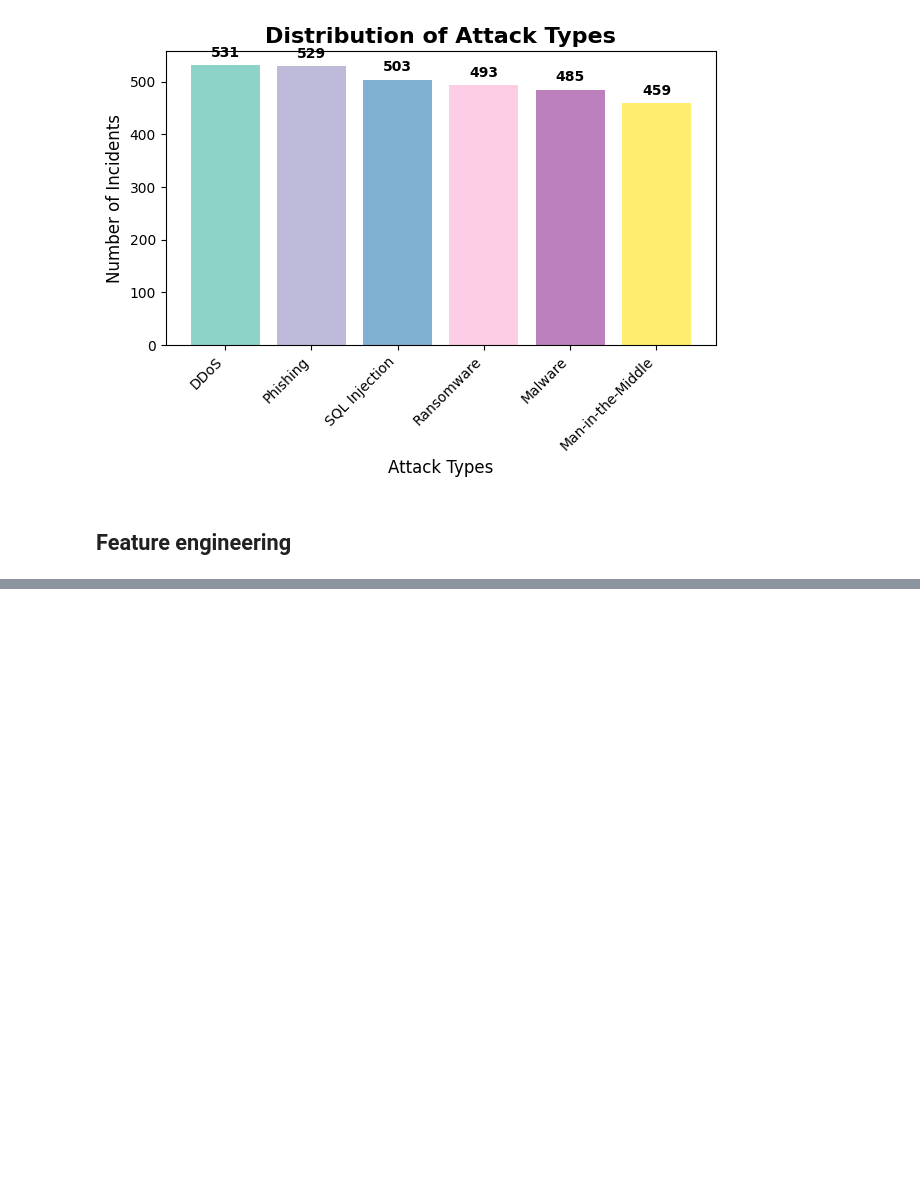
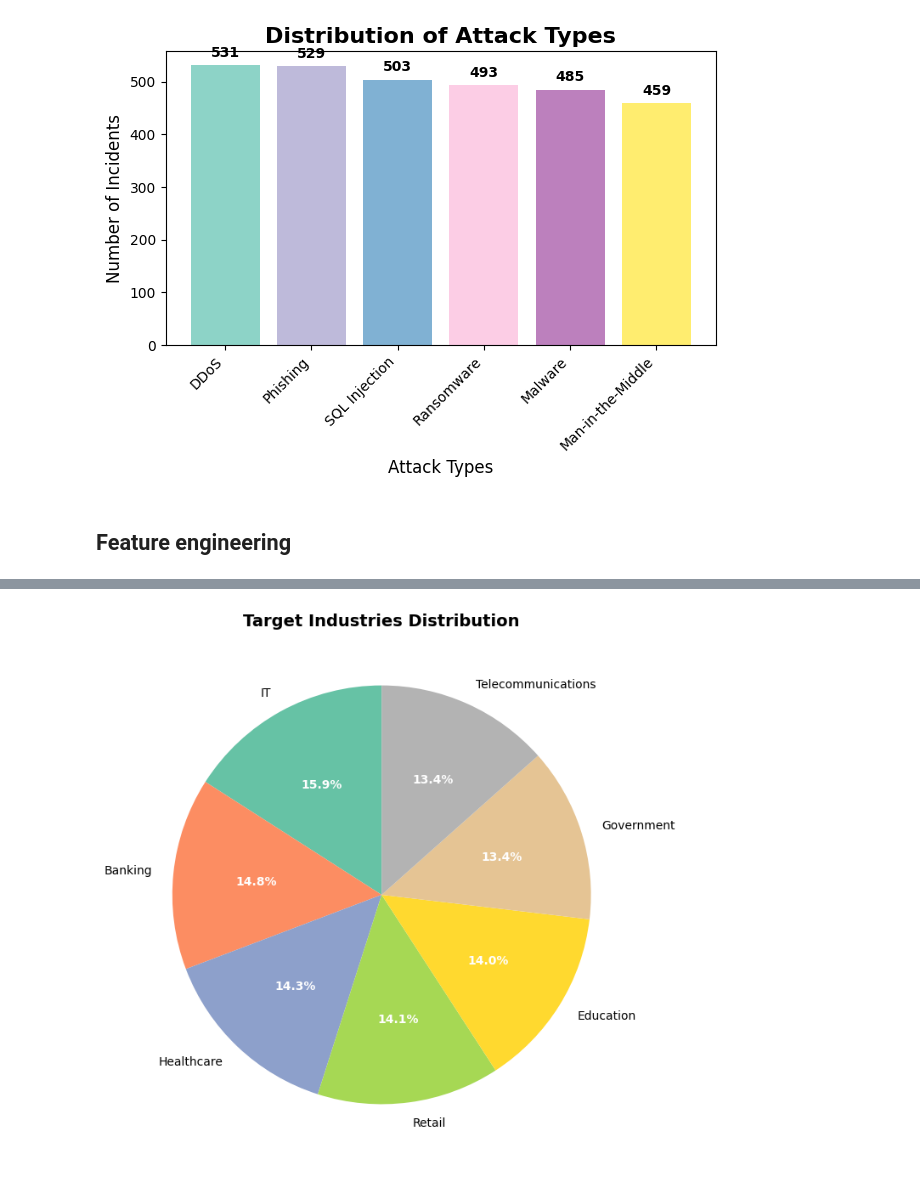
Before and after one commit to Nehemiahmageto/Global-Cybersecurity-Threat-Prediction-Attack-Vector-Analysis-2015-2024, a Jupyter notebook: published.ipynb, the cells around one changed output, grey strips where cells are left out. Cells and saved outputs as stored; diff of their text form; code cells hidden in the pictures; blank space fills up the shorter version.

```diff
--- a/published.ipynb
+++ b/published.ipynb
@@ -179,0 +253,23 @@ KeyError: 'Financial_Loss_in_Million_USD'
+# %%
+# Visualization 3: Target Industries Distribution (Pie Chart)
+plt.figure(figsize=(10, 8))
+industry_counts = df['Target Industry'].value_counts()
+# Show top 8 industries, group rest as 'Others'
+if len(industry_counts) > 8:
+    top_industries = industry_counts.head(7)
+    others_count = industry_counts.tail(len(industry_counts)-7).sum()
+    plot_data = pd.concat([top_industries, pd.Series({'Others': others_count})])
+else:
+    plot_data = industry_counts
+
+colors = plt.cm.Set2(np.linspace(0, 1, len(plot_data)))
+wedges, texts, autotexts = plt.pie(plot_data.values, labels=plot_data.index, autopct='%1.1f%%',
+                                   colors=colors, startangle=90)
+plt.title('Target Industries Distribution', fontsize=14, fontweight='bold')
+
+# Improve text readability
+for autotext in autotexts:
+    autotext.set_color('white')
+    autotext.set_fontweight('bold')
+# %% [output]
+[figure, added]
```
Also changed, not shown: parts of 10 cells of this notebook.
